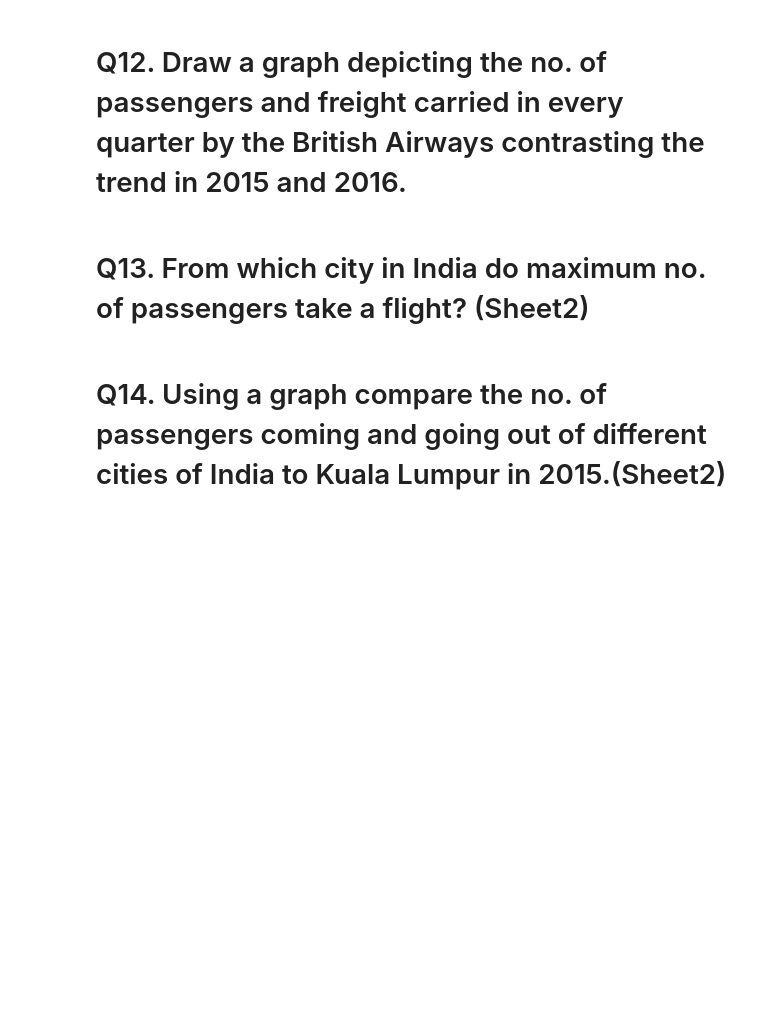
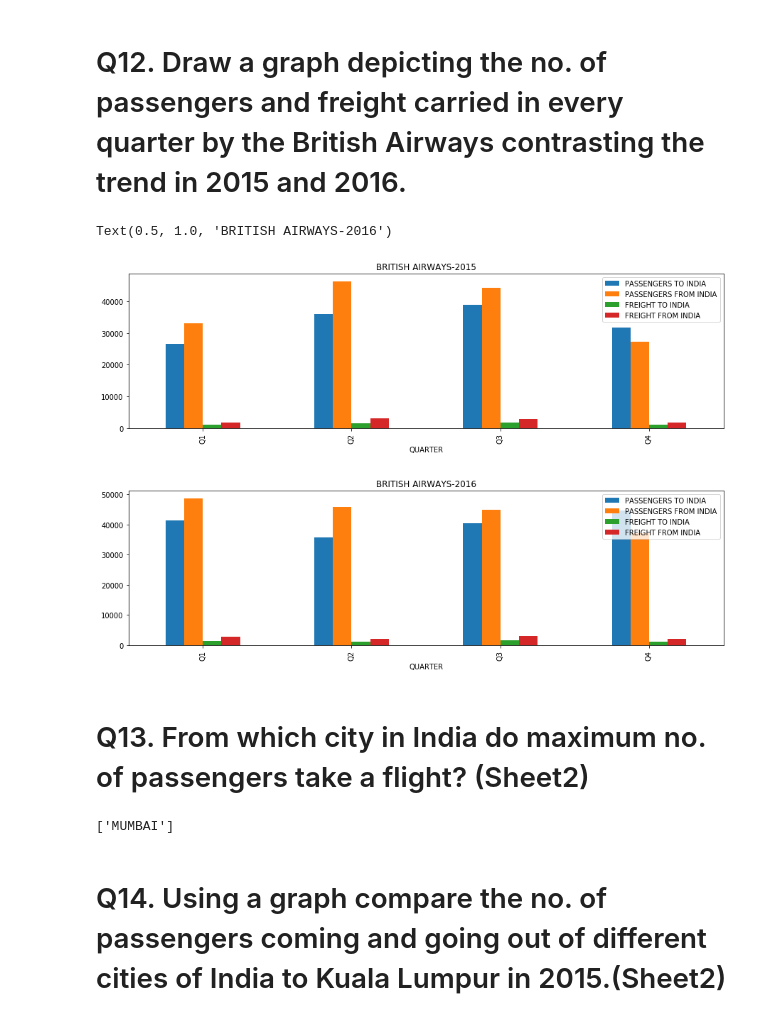
Before and after one commit to anuragjoshi3519/AirTraffic, a Jupyter notebook: AirTraffic.ipynb, the cells around one changed output. Cells and saved outputs as stored; diff of their text form; code cells hidden in the pictures; blank space fills up the shorter version.

```diff
--- a/AirTraffic.ipynb
+++ b/AirTraffic.ipynb
@@ -232,7 +232,25 @@ NOVO AIR
 UNITED AIRLINES BANGLADESH LTD.
 # %% [markdown]
 # Q12. Draw a graph depicting the no. of passengers and freight carried in every quarter by the British Airways contrasting the trend in 2015 and 2016.
+# %%
+quater = ['Q1','Q2','Q3','Q4']
+
+tmp_2015 = dfS3[(dfS3['AIRLINE NAME']=='BRITISH AIRWAYS') & (dfS3['YEAR']== 2015)  ].groupby('QUARTER').mean()
+tmp_2015.drop(columns=['YEAR']).plot(kind='bar',figsize=(15,4))
+plt.title('BRITISH AIRWAYS-2015')
+
+tmp_2016 = dfS3[(dfS3['AIRLINE NAME']=='BRITISH AIRWAYS') & (dfS3['YEAR']== 2016)  ].groupby('QUARTER').mean()
+tmp_2016.drop(columns=['YEAR']).plot(kind='bar',figsize=(15,4))
+plt.title('BRITISH AIRWAYS-2016')
+# %% [output]
+Text(0.5, 1.0, 'BRITISH AIRWAYS-2016')
+[figure, added]
+[figure, added]
 # %% [markdown]
 # Q13. From which city in India do maximum no. of passengers take a flight? (Sheet2)
+# %%
+print(list(dfS2[dfS2['PASSENGERS FROM CITY2 TO CITY1']==dfS2['PASSENGERS FROM CITY2 TO CITY1'].max()]['CITY2']))
+# %% [output]
+['MUMBAI']
 # %% [markdown]
 # Q14. Using a graph compare the no. of passengers coming and going out of different cities of India to Kuala Lumpur in 2015.(Sheet2)
```
Also changed, not shown: parts of 3 cells of this notebook.
